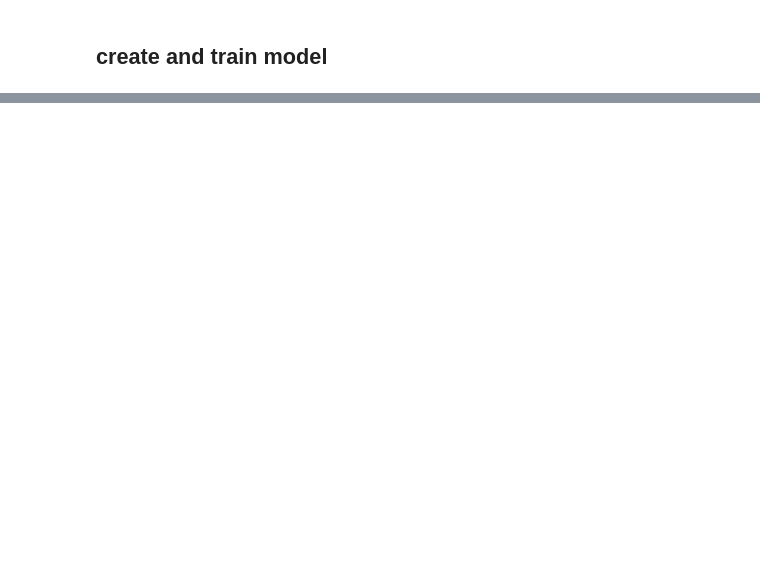
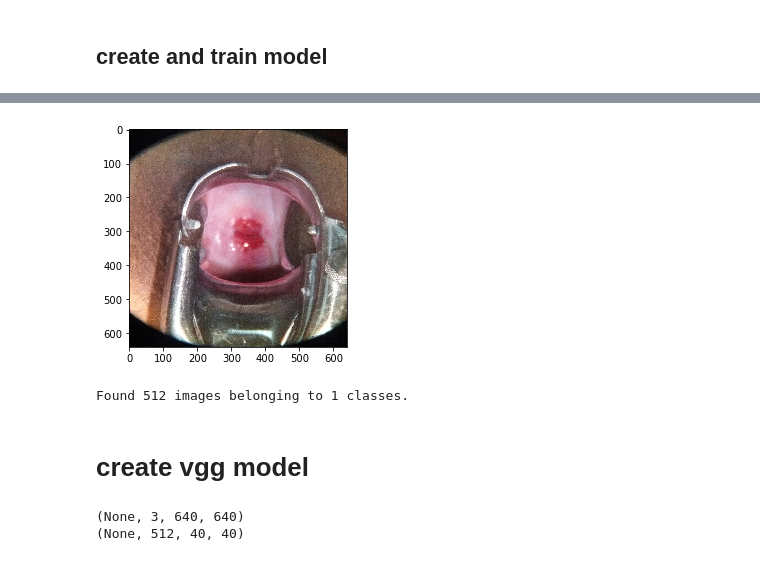
Before and after one commit to chicm/cnnpractices, a Jupyter notebook: cervc/bbox.ipynb, the cells around one changed output, grey strips where cells are left out. Cells and saved outputs as stored; diff of their text form; code cells hidden in the pictures; blank space fills up the shorter version.

```diff
--- a/cervc/bbox.ipynb
+++ b/cervc/bbox.ipynb
@@ -291,0 +421,8 @@ print val_bbox[0]
+# %%
+plot(trn[0])
+# %% [output]
+[figure, added]
+# %%
+test = get_data(TEST_DIR, (640, 640))
+# %% [output]
+Found 512 images belonging to 1 classes.
@@ -291,0 +437,11 @@ print val_bbox[0]
+# %% [markdown]
+# create vgg model
+# %%
+vgg640 = Vgg16BN((640,640)).model
+vgg640.pop()
+print vgg640.input_shape
+print vgg640.output_shape
+vgg640.compile(Adam(), 'categorical_crossentropy', metrics=['accuracy'])
+# %% [output]
+(None, 3, 640, 640)
+(None, 512, 40, 40)
```
Also changed, not shown: parts of 52 cells of this notebook, 12 other files.
